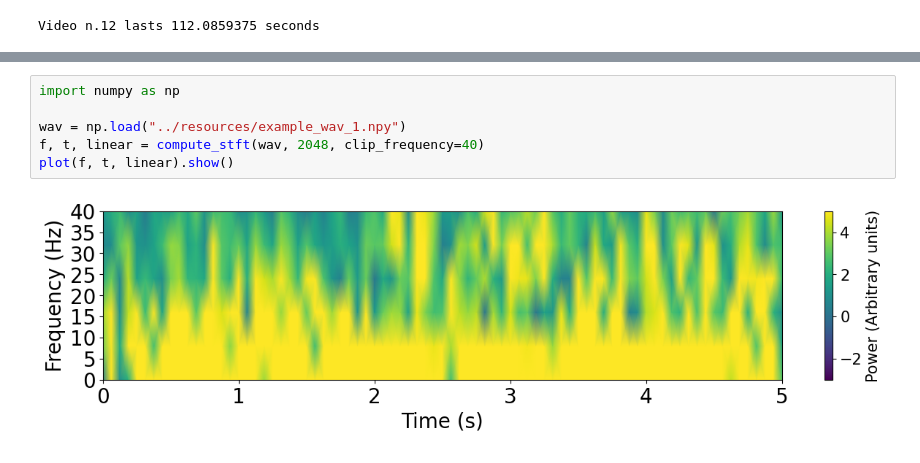
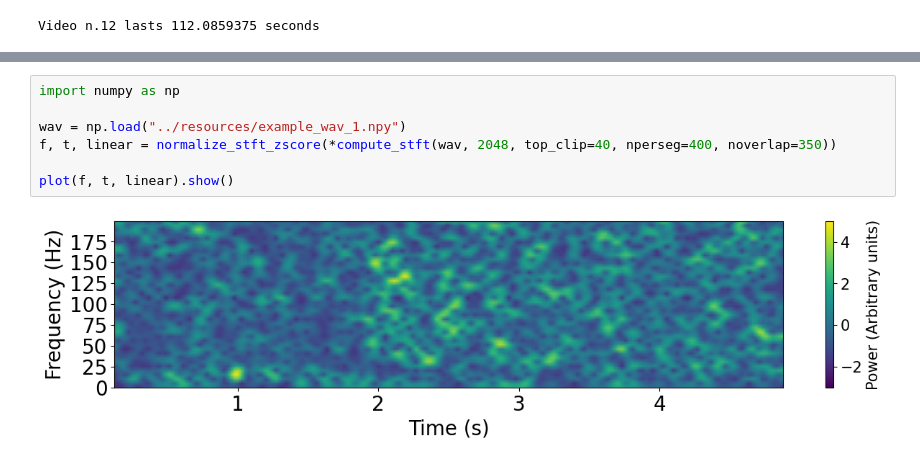
Before and after one commit to Ubriacopo/progetto-tesi, a Jupyter notebook: data/pre_processing.ipynb, the cells around one changed output, grey strips where cells are left out. Cells and saved outputs as stored; diff of their text form.

```diff
--- a/data/pre_processing.ipynb
+++ b/data/pre_processing.ipynb
@@ -158,8 +204,9 @@ p_xx, fq, bins, im = plt.specgram(eeg[0], Fs=frequency, mode="magnitude")
 # %%
 import numpy as np
 
 wav = np.load("../resources/example_wav_1.npy")
-f, t, linear = compute_stft(wav, 2048, clip_frequency=40)
+f, t, linear = normalize_stft_zscore(*compute_stft(wav, 2048, top_clip=40, nperseg=400, noverlap=350))
+
 plot(f, t, linear).show()
 # %% [output]
-[figure, old version]
+[figure, new version]
```
Also changed, not shown: parts of 8 cells of this notebook, 4 other files.
